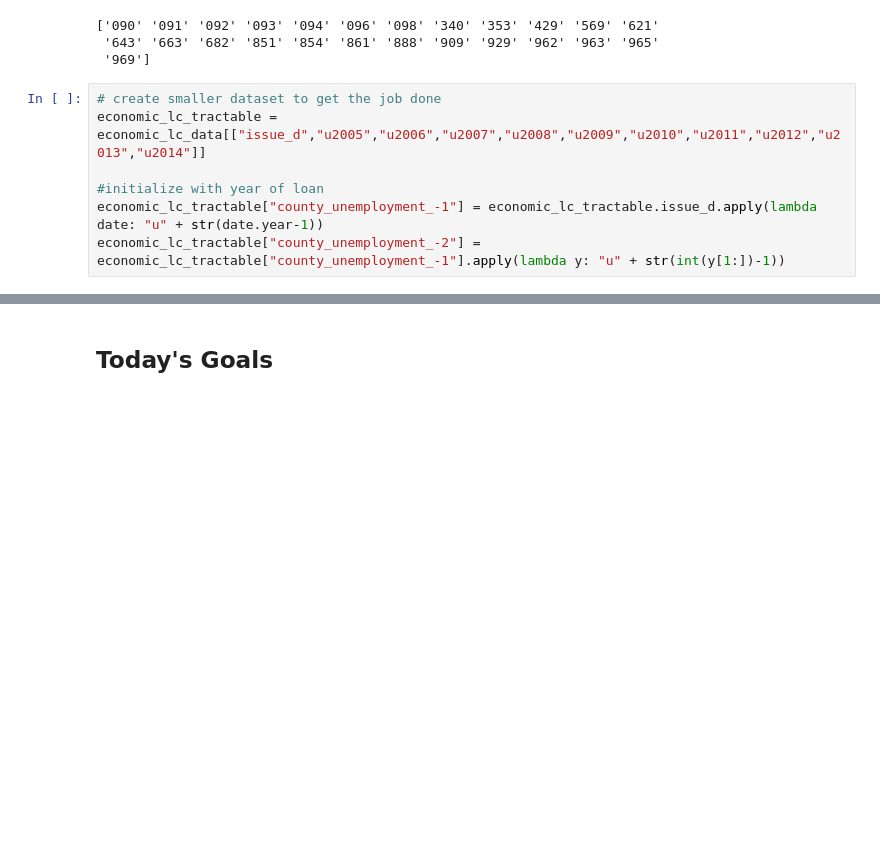
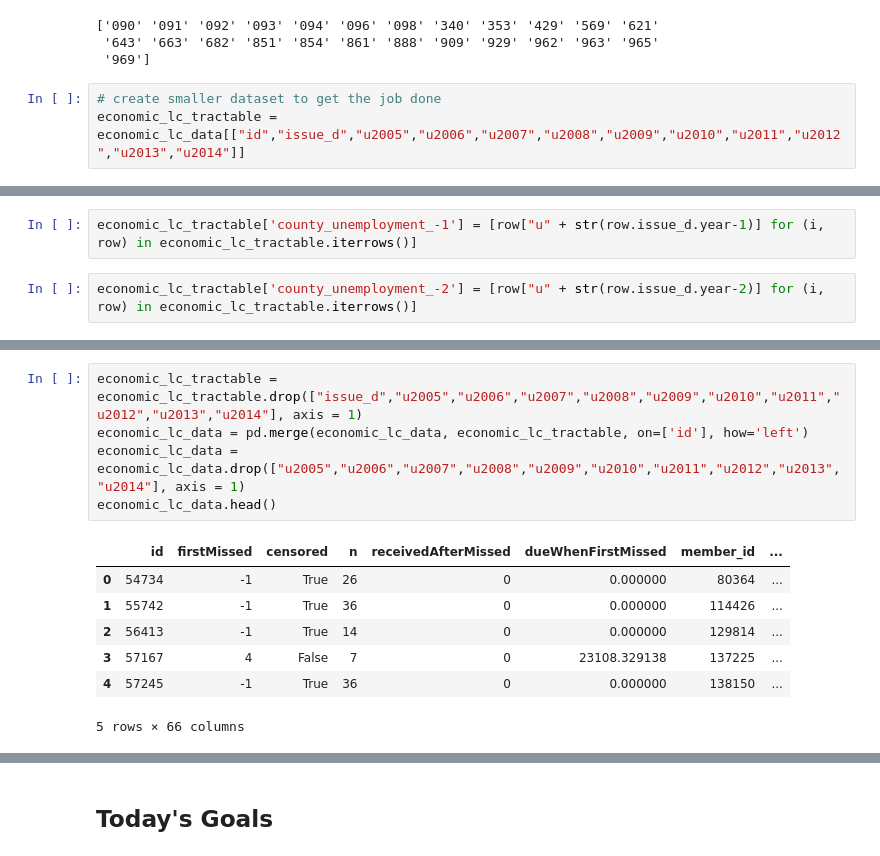
Before and after one commit to Erin-Boehmer/p2p-loan-capstone, a Jupyter notebook: Unemployment Data Merge.ipynb, the cells around one changed output, grey strips where cells are left out. Saved outputs shown, nothing was run; the diff lists cells and outputs as text; blank space fills up the shorter version.

Commit message:
Updated workbook Unemployment Data Merge which outputs unemployment lc data merged

```diff
--- a/Unemployment Data Merge.ipynb
+++ b/Unemployment Data Merge.ipynb
@@ -284,8 +283,4 @@ print np.unique(economic_lc_data[economic_lc_data["u2005"].isnull()].zip_code)
  '969']
 # %%
 # create smaller dataset to get the job done
-economic_lc_tractable = economic_lc_data[["issue_d","u2005","u2006","u2007","u2008","u2009","u2010","u2011","u2012","u2013","u2014"]]
-
-#initialize with year of loan
-economic_lc_tractable["county_unemployment_-1"] = economic_lc_tractable.issue_d.apply(lambda date: "u" + str(date.year-1))
-economic_lc_tractable["county_unemployment_-2"] = economic_lc_tractable["county_unemployment_-1"].apply(lambda y: "u" + str(int(y[1:])-1))
+economic_lc_tractable = economic_lc_data[["id","issue_d","u2005","u2006","u2007","u2008","u2009","u2010","u2011","u2012","u2013","u2014"]]
@@ -323,0 +287,4 @@ print economic_lc_tractable[["issue_d","county_unemployment_-1","county_unemploy
+# %%
+economic_lc_tractable['county_unemployment_-1'] = [row["u" + str(row.issue_d.year-1)] for (i, row) in economic_lc_tractable.iterrows()]
+# %%
+economic_lc_tractable['county_unemployment_-2'] = [row["u" + str(row.issue_d.year-2)] for (i, row) in economic_lc_tractable.iterrows()]
@@ -323,0 +299,13 @@ print economic_lc_tractable[["issue_d","county_unemployment_-1","county_unemploy
+# %%
+economic_lc_tractable = economic_lc_tractable.drop(["issue_d","u2005","u2006","u2007","u2008","u2009","u2010","u2011","u2012","u2013","u2014"], axis = 1)
+economic_lc_data = pd.merge(economic_lc_data, economic_lc_tractable, on=['id'], how='left')
+economic_lc_data = economic_lc_data.drop(["u2005","u2006","u2007","u2008","u2009","u2010","u2011","u2012","u2013","u2014"], axis = 1)
+economic_lc_data.head()
+# %% [output]
+|  | id | firstMissed | censored | n | receivedAfterMissed | dueWhenFirstMissed | member_id | ... |
+| 0 | 54734 | -1 | True | 26 | 0 | 0.000000 | 80364 | ... |
+| 1 | 55742 | -1 | True | 36 | 0 | 0.000000 | 114426 | ... |
+| 2 | 56413 | -1 | True | 14 | 0 | 0.000000 | 129814 | ... |
+| 3 | 57167 | 4 | False | 7 | 0 | 23108.329138 | 137225 | ... |
+| 4 | 57245 | -1 | True | 36 | 0 | 0.000000 | 138150 | ... |
+5 rows × 66 columns
```
Also changed, not shown: parts of 7 cells of this notebook.
